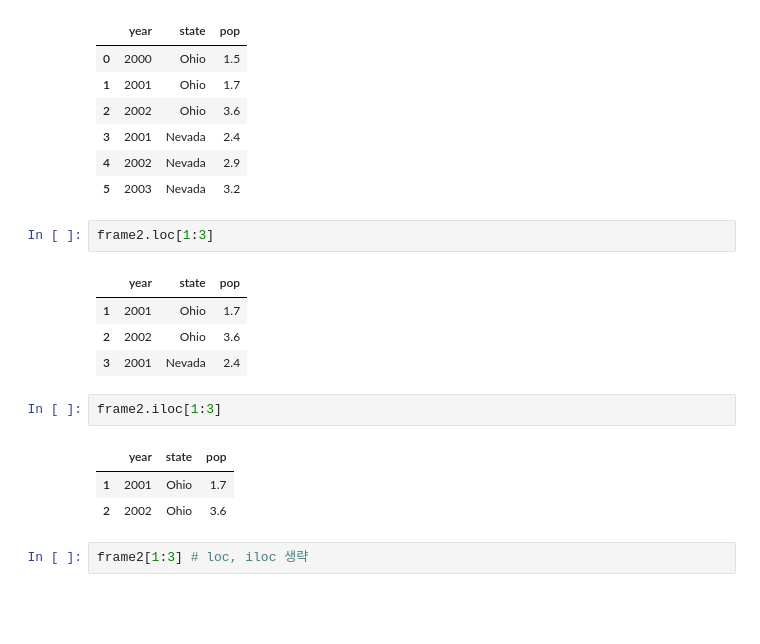
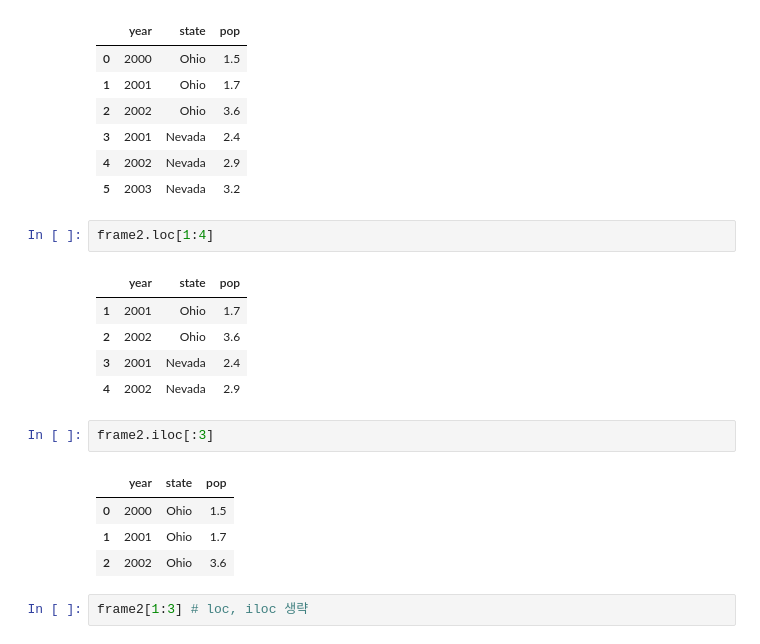
Before and after one commit to zzanggyu/python_basic1, a Jupyter notebook: ch05_update_class.ipynb, the cells around one changed output. Cells and saved outputs as stored; diff of their text form; blank space fills up the shorter version.

```diff
--- a/ch05_update_class.ipynb
+++ b/ch05_update_class.ipynb
@@ -855,16 +842,18 @@ frame2
 | 4 | 2002 | Nevada | 2.9 |
 | 5 | 2003 | Nevada | 3.2 |
 # %%
-frame2.loc[1:3]
+frame2.loc[1:4]
 # %% [output]
 |  | year | state | pop |
 | 1 | 2001 | Ohio | 1.7 |
 | 2 | 2002 | Ohio | 3.6 |
 | 3 | 2001 | Nevada | 2.4 |
+| 4 | 2002 | Nevada | 2.9 |
 # %%
-frame2.iloc[1:3]
+frame2.iloc[:3]
 # %% [output]
 |  | year | state | pop |
+| 0 | 2000 | Ohio | 1.5 |
 | 1 | 2001 | Ohio | 1.7 |
 | 2 | 2002 | Ohio | 3.6 |
 # %%
```
Also changed, not shown: parts of 9 cells of this notebook, 7 other files.
